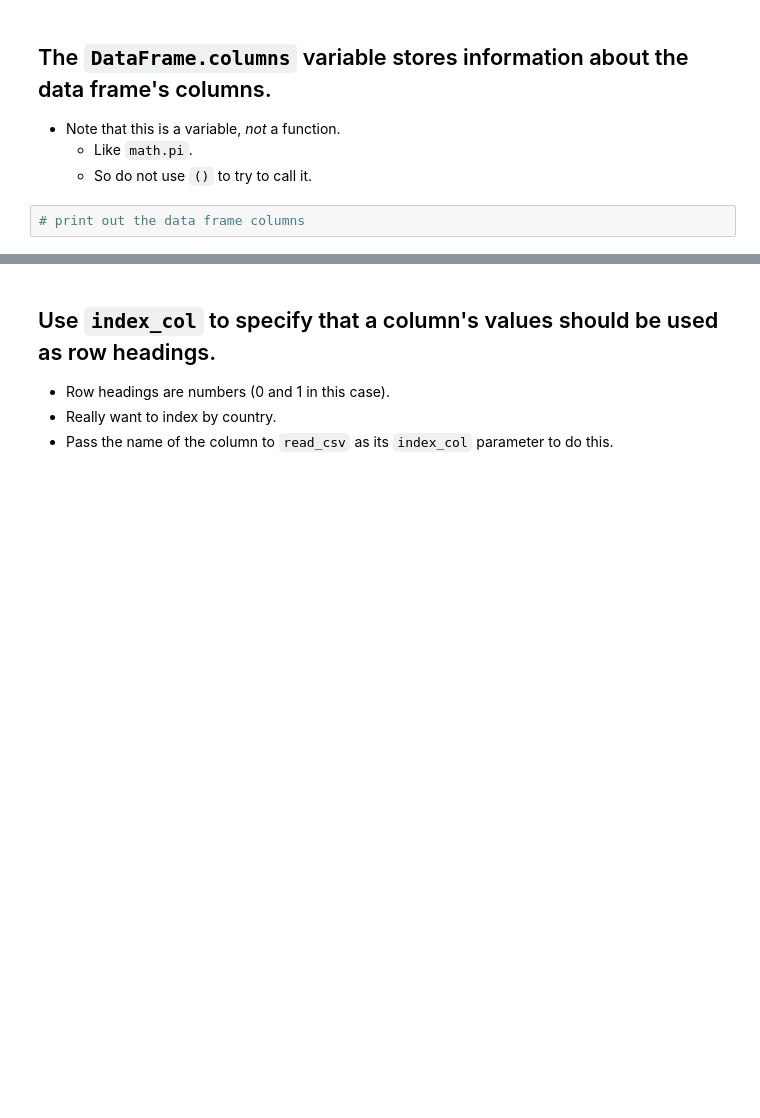
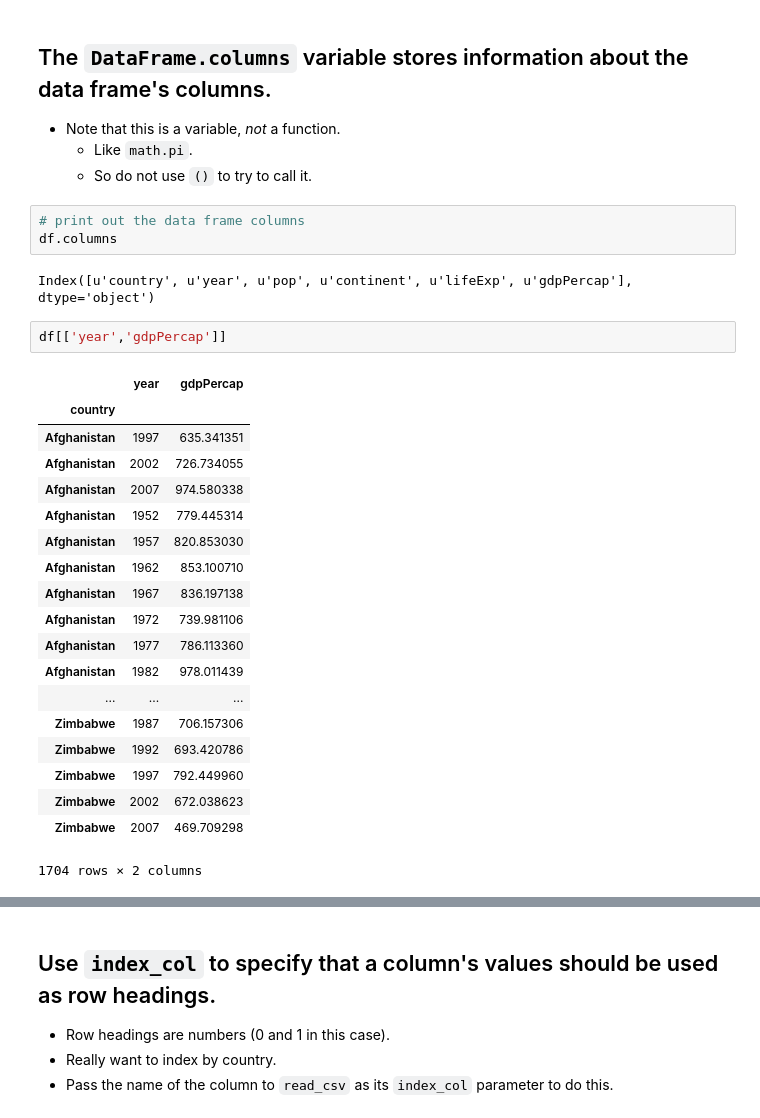
Before and after one commit to hzhangatus/2019-02-23-WorkshopResources, a Jupyter notebook: python-lessons/04 - Reading a file with Pandas.ipynb, the cells around one changed output, grey strips where cells are left out. Cells and saved outputs as stored; diff of their text form; blank space fills up the shorter version.

```diff
--- a/python-lessons/04 - Reading a file with Pandas.ipynb
+++ b/python-lessons/04 - Reading a file with Pandas.ipynb
@@ -114,3 +149,28 @@ Vote for your answer on EtherPad
     *   So do not use `()` to try to call it.
 # %%
 # print out the data frame columns
+df.columns
+# %% [output]
+Index([u'country', u'year', u'pop', u'continent', u'lifeExp', u'gdpPercap'], dtype='object')
+# %%
+df[['year','gdpPercap']]
+# %% [output]
+|  | year | gdpPercap |
+| country |  |  |
+| Afghanistan | 1997 | 635.341351 |
+| Afghanistan | 2002 | 726.734055 |
+| Afghanistan | 2007 | 974.580338 |
+| Afghanistan | 1952 | 779.445314 |
+| Afghanistan | 1957 | 820.853030 |
+| Afghanistan | 1962 | 853.100710 |
+| Afghanistan | 1967 | 836.197138 |
+| Afghanistan | 1972 | 739.981106 |
+| Afghanistan | 1977 | 786.113360 |
+| Afghanistan | 1982 | 978.011439 |
+| ... | ... | ... |
+| Zimbabwe | 1987 | 706.157306 |
+| Zimbabwe | 1992 | 693.420786 |
+| Zimbabwe | 1997 | 792.449960 |
+| Zimbabwe | 2002 | 672.038623 |
+| Zimbabwe | 2007 | 469.709298 |
+1704 rows × 2 columns
```
Also changed, not shown: parts of 11 cells of this notebook, 2 other files.
